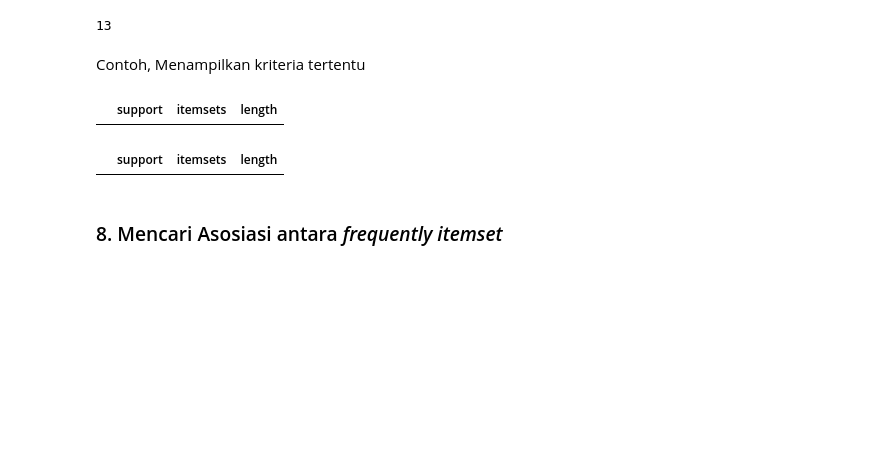
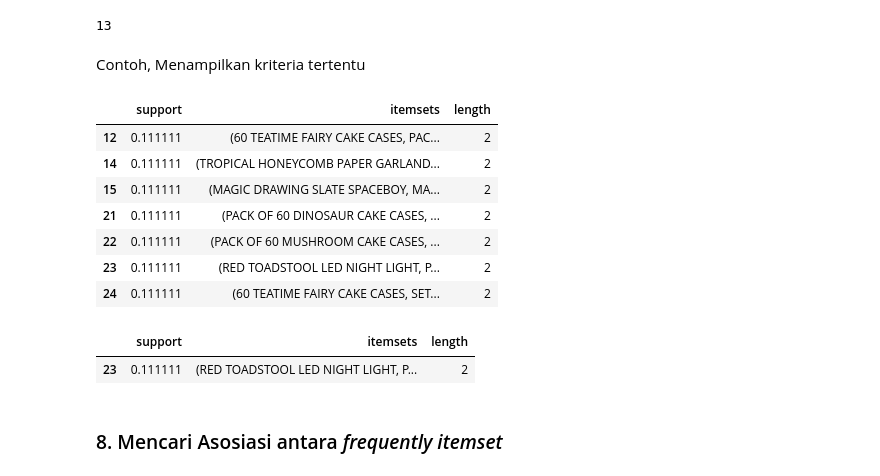
Before and after one commit to ToKu404/Machine-Learning-Assignment, a Jupyter notebook: Tugas01_Association_Rule_Mining/Tugas01_ML_H071191049.ipynb, the cells around one changed output. Drawn from its saved outputs; the diff is of its cells as text; code cells hidden in the pictures; blank space fills up the shorter version.

```diff
--- a/Tugas01_Association_Rule_Mining/Tugas01_ML_H071191049.ipynb
+++ b/Tugas01_Association_Rule_Mining/Tugas01_ML_H071191049.ipynb
@@ -270,14 +270,22 @@ frq_itemsets["length"].max()
 Contoh, Menampilkan kriteria tertentu
 # %%
 # Length 2 support 0.15
-frq_itemsets[(frq_itemsets["length"]==2) & (frq_itemsets["support"]>=0.15)]
+frq_itemsets[(frq_itemsets["length"]==2) & (frq_itemsets["support"]>=0.1)]
 # %% [output]
 |  | support | itemsets | length |
+| 12 | 0.111111 | (60 TEATIME FAIRY CAKE CASES, PAC... | 2 |
+| 14 | 0.111111 | (TROPICAL HONEYCOMB PAPER GARLAND... | 2 |
+| 15 | 0.111111 | (MAGIC DRAWING SLATE SPACEBOY, MA... | 2 |
+| 21 | 0.111111 | (PACK OF 60 DINOSAUR CAKE CASES, ... | 2 |
+| 22 | 0.111111 | (PACK OF 60 MUSHROOM CAKE CASES, ... | 2 |
+| 23 | 0.111111 | (RED TOADSTOOL LED NIGHT LIGHT, P... | 2 |
+| 24 | 0.111111 | (60 TEATIME FAIRY CAKE CASES, SET... | 2 |
 # %%
 # Menampilkan entri berdasarkan kolom intemset
-frq_itemsets[frq_itemsets["itemsets"] == {"POSTAGE","ROUND SNACK BOXES SET OF 4 FRUITS"}]
+frq_itemsets[frq_itemsets["itemsets"] == {"RED TOADSTOOL LED NIGHT LIGHT","POSTAGE"}]
 # %% [output]
 |  | support | itemsets | length |
+| 23 | 0.111111 | (RED TOADSTOOL LED NIGHT LIGHT, P... | 2 |
 # %% [markdown]
 ### 8. Mencari Asosiasi antara *frequently itemset*
 # %% [markdown]
```
Also changed, not shown: parts of 2 cells of this notebook.
